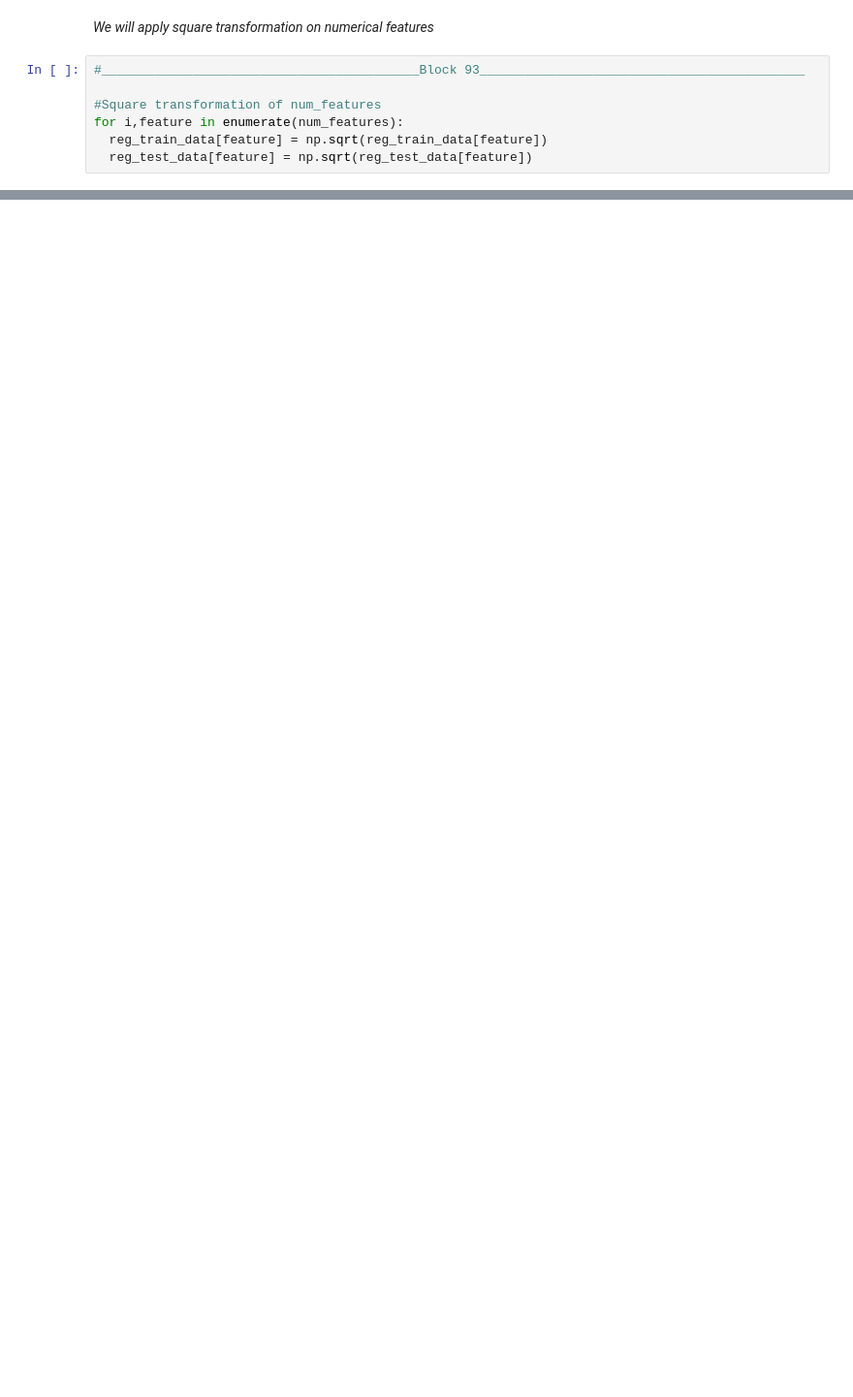
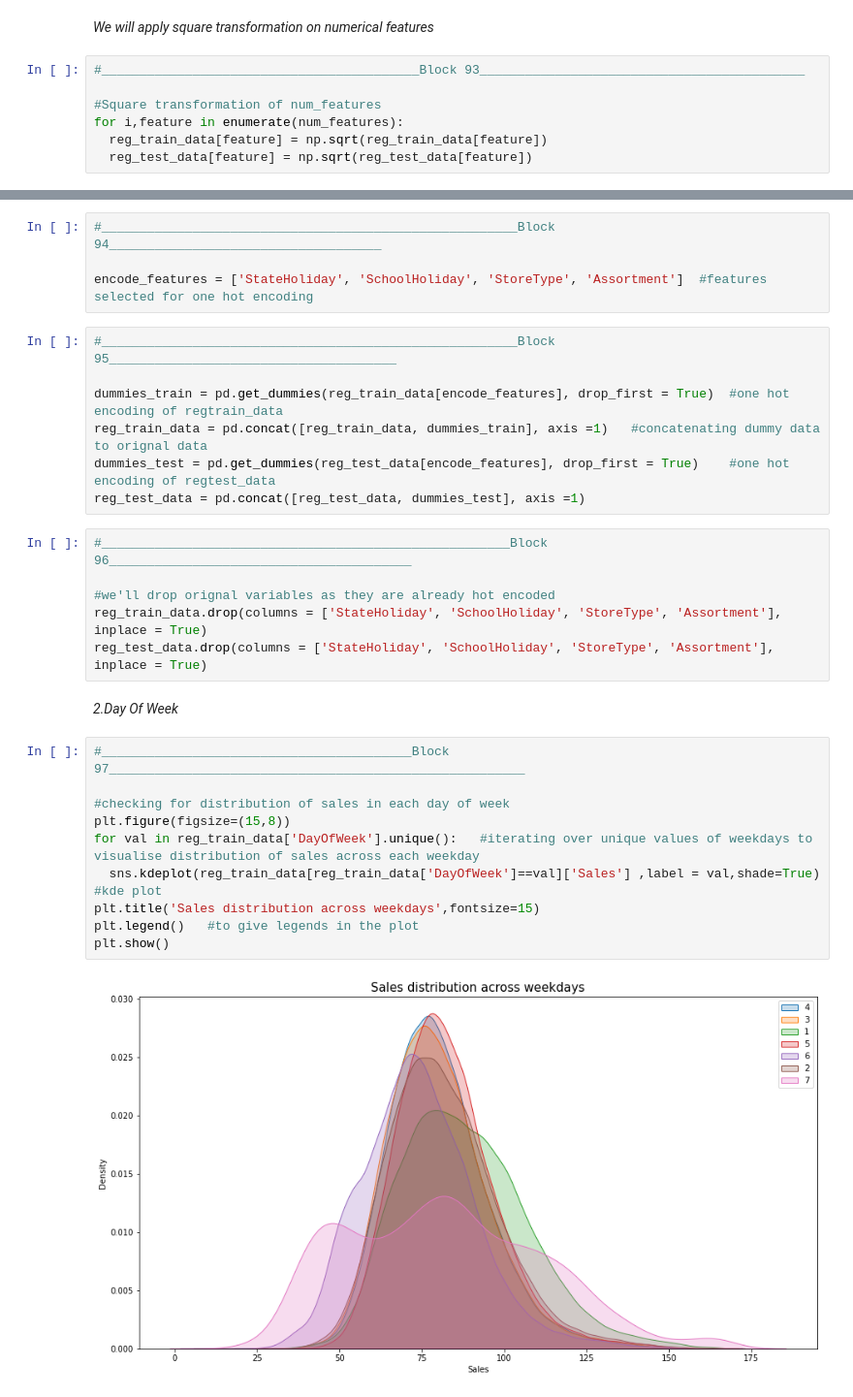
Before and after one commit to kiranmahara9600/Rossmann-Sales-Prediction, a Jupyter notebook: Rossmann_Sales_Prediction.ipynb, the cells around one changed output, grey strips where cells are left out. Shown at 97% size. Drawn from its saved outputs; the diff is of its cells as text; blank space fills up the shorter version.

```diff
--- a/Rossmann_Sales_Prediction.ipynb
+++ b/Rossmann_Sales_Prediction.ipynb
@@ -1606,0 +1615,31 @@ for i,feature in enumerate(num_features):
+# %%
+#_______________________________________________________Block 94____________________________________
+
+encode_features = ['StateHoliday', 'SchoolHoliday', 'StoreType', 'Assortment']  #features selected for one hot encoding
+# %%
+#_______________________________________________________Block 95______________________________________
+
+dummies_train = pd.get_dummies(reg_train_data[encode_features], drop_first = True)  #one hot encoding of regtrain_data
+reg_train_data = pd.concat([reg_train_data, dummies_train], axis =1)   #concatenating dummy data to orignal data
+dummies_test = pd.get_dummies(reg_test_data[encode_features], drop_first = True)    #one hot encoding of regtest_data
+reg_test_data = pd.concat([reg_test_data, dummies_test], axis =1)
+# %%
+#______________________________________________________Block 96________________________________________
+
+#we'll drop orignal variables as they are already hot encoded
+reg_train_data.drop(columns = ['StateHoliday', 'SchoolHoliday', 'StoreType', 'Assortment'], inplace = True)
+reg_test_data.drop(columns = ['StateHoliday', 'SchoolHoliday', 'StoreType', 'Assortment'], inplace = True)
+# %% [markdown]
+*2.Day Of Week*
+# %%
+#_________________________________________Block 97_______________________________________________________
+
+#checking for distribution of sales in each day of week
+plt.figure(figsize=(15,8))
+for val in reg_train_data['DayOfWeek'].unique():   #iterating over unique values of weekdays to visualise distribution of sales across each weekday
+  sns.kdeplot(reg_train_data[reg_train_data['DayOfWeek']==val]['Sales'] ,label = val,shade=True)   #kde plot
+plt.title('Sales distribution across weekdays',fontsize=15)
+plt.legend()   #to give legends in the plot
+plt.show()
+# %% [output]
+[figure, added]
```
Also changed, not shown: parts of 28 cells of this notebook.
